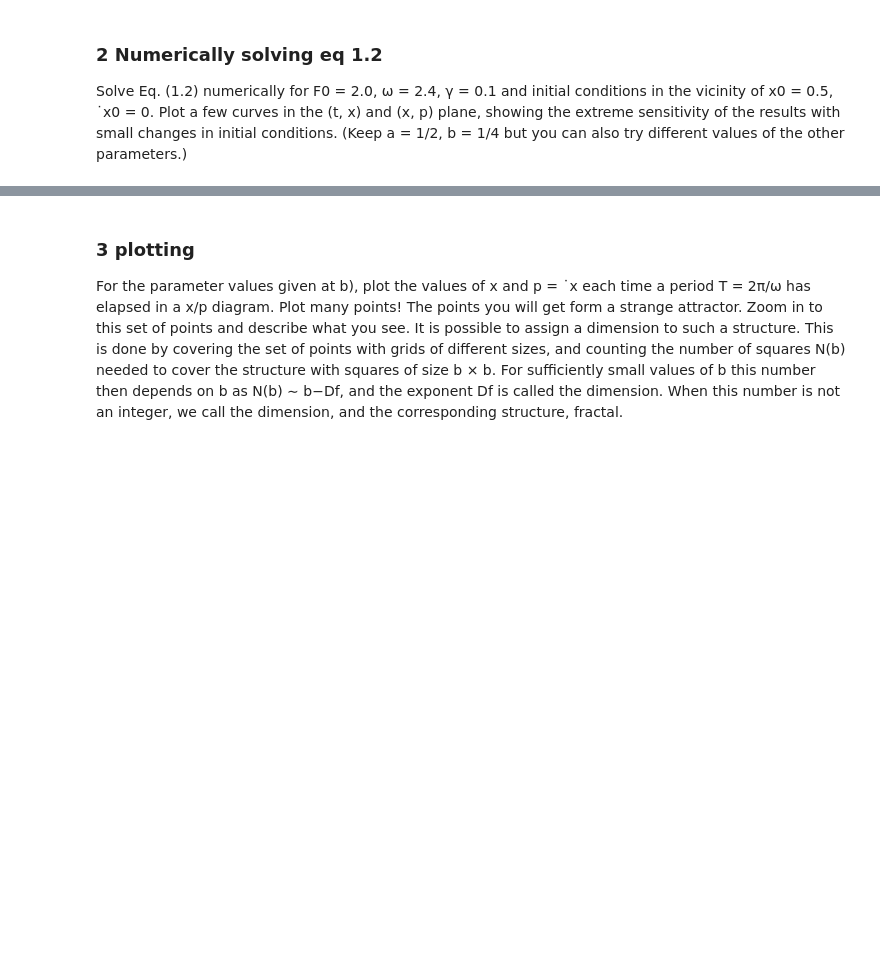
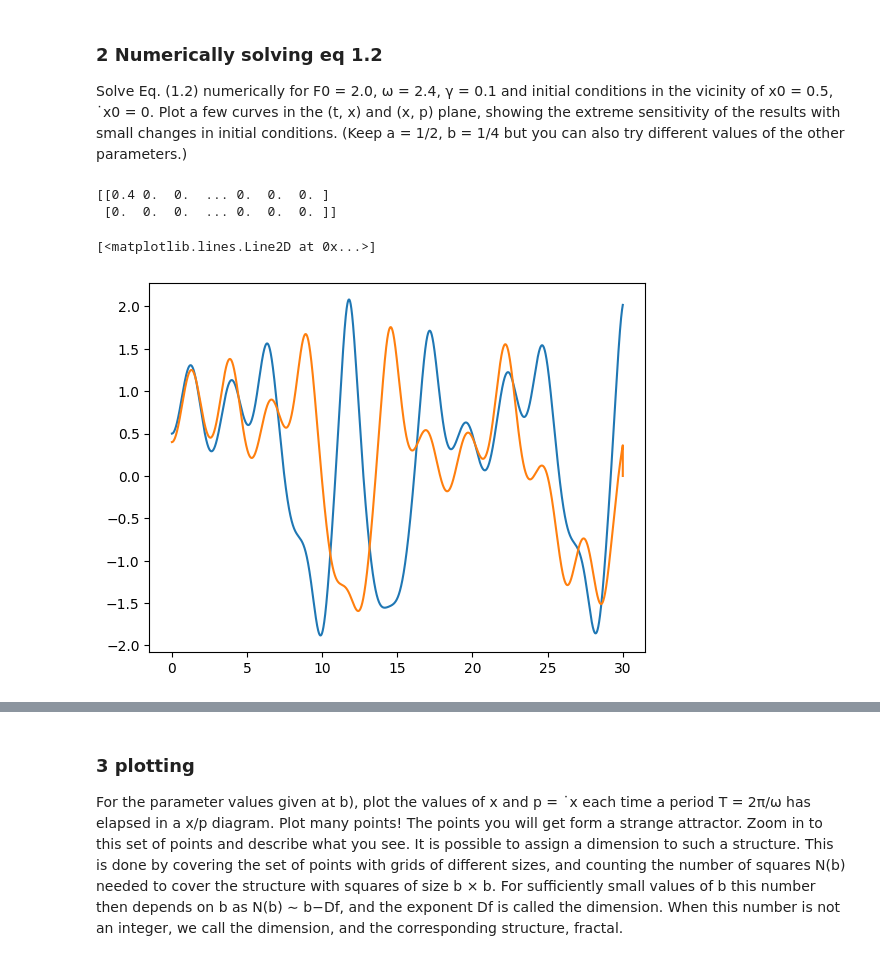
Before and after one commit to Danielle-06/Duffing-oscillator, a Jupyter notebook: Main analysis.ipynb, the cells around one changed output, grey strips where cells are left out. Drawn from its saved outputs; the diff is of its cells as text; code cells hidden in the pictures; blank space fills up the shorter version.

```diff
--- a/Main analysis.ipynb
+++ b/Main analysis.ipynb
@@ -19,3 +65,39 @@ Solve Eq. (1.2) numerically for F0 = 2.0, ω = 2.4, γ = 0.1 and initial conditi
 x0 = 0.5, ˙x0 = 0. Plot a few curves in the (t, x) and (x, p) plane, showing the extreme sensitivity
 of the results with small changes in initial conditions. (Keep a = 1/2, b = 1/4 but you can also try
 different values of the other parameters.)
+# %%
+# Defining some constants
+gamma = 0.1
+N = 100000
+a = 0.5
+b = 0.25
+F0 = 2
+t = np.linspace(0,30,N)
+h = t[1]-t[0]
+x0 = 0.5
+v0 = 0
+w= 2.4
+
+results = np.zeros([2,N])
+results[0,0],results[1,0] = x0,v0
+
+for i in range(1,N):
+    x_old,v_old = results[0,i-1],results[1,i-1]
+    x_new,v_new = Verlet(x_old,v_old,t[i-1])
+    results[0,i],results[1,i] = x_new,v_new
+plt.plot(t,results[0,:])
+
+
+results = np.zeros([2,N])
+results[0,0],results[1,0] = 0.4,v0
+print(results)
+for i in range(1,N-1):
+    x_old,v_old = results[0,i-1],results[1,i-1]
+    x_new,v_new = Verlet(x_old,v_old,t[i-1])
+    results[0,i],results[1,i] = x_new,v_new
+plt.plot(t,results[0,:])
+# %% [output]
+[[0.4 0.  0.  ... 0.  0.  0. ]
+ [0.  0.  0.  ... 0.  0.  0. ]]
+[<matplotlib.lines.Line2D at 0x...>]
+[figure, added]
```
Also changed, not shown: parts of 5 cells of this notebook.
